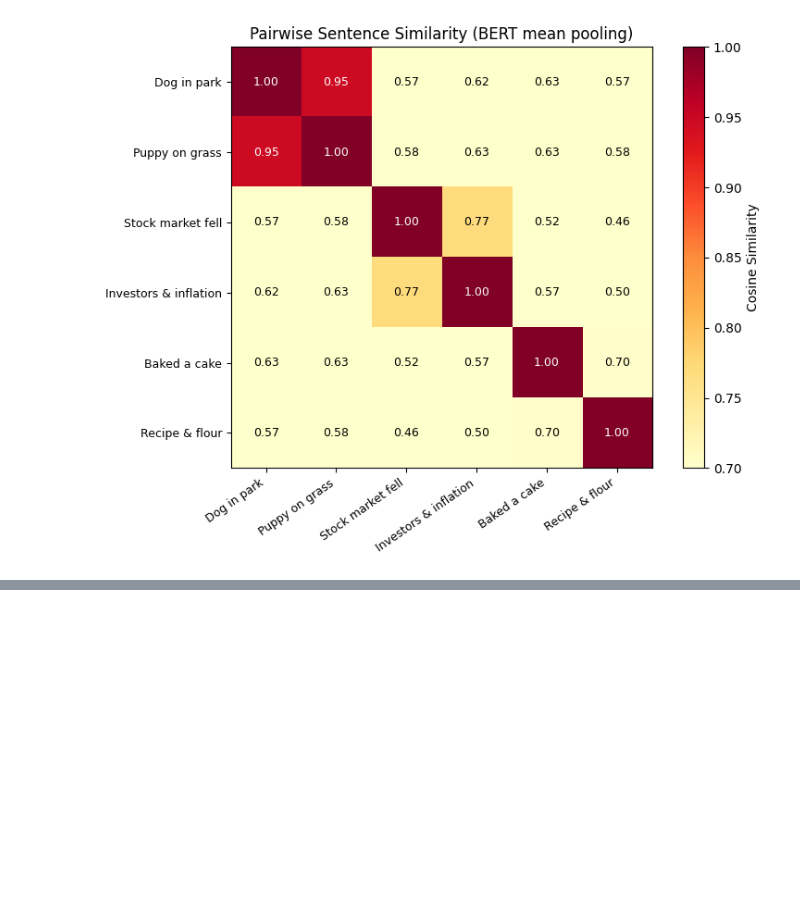
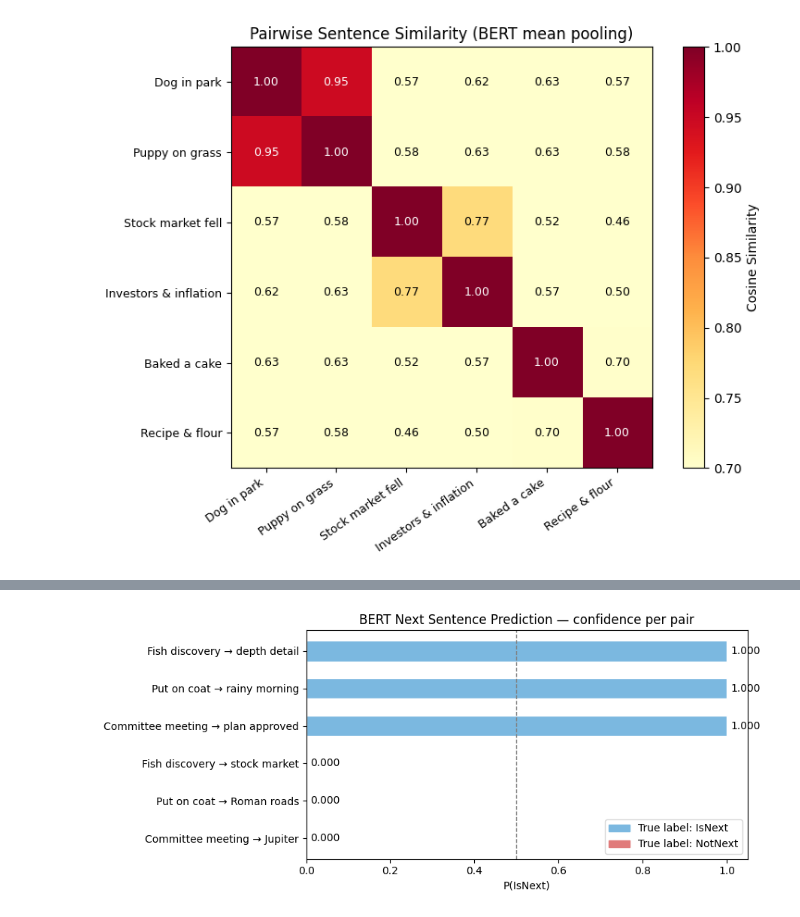
Before and after one commit to data-davey/anlpaut2026, a Jupyter notebook: material/Session 6/02_bert_inference.ipynb, the cells around one changed output, grey strips where cells are left out. Cells and saved outputs as stored; diff of their text form; code cells hidden in the pictures; blank space fills up the shorter version.

Commit message:
implement next sentence prediction example for bert models

```diff
--- a/material/Session 6/02_bert_inference.ipynb
+++ b/material/Session 6/02_bert_inference.ipynb
@@ -28,17 +29,19 @@ import torch
 import numpy as np
 import matplotlib.pyplot as plt
 import matplotlib.patches as mpatches
-from transformers import BertTokenizer, BertModel, BertForMaskedLM
+from transformers import BertTokenizer, BertModel, BertForMaskedLM, BertForNextSentencePrediction
 
 # Download and load the tokeniser and model weights
 MODEL_NAME = "bert-base-uncased"
 tokenizer = BertTokenizer.from_pretrained(MODEL_NAME)
 model = BertModel.from_pretrained(MODEL_NAME)
 mlm_model = BertForMaskedLM.from_pretrained(MODEL_NAME)
+nsp_model = BertForNextSentencePrediction.from_pretrained(MODEL_NAME)
 
-# Put both models in evaluation mode — we are doing inference, not training
+# Put all models in evaluation mode — we are doing inference, not training
 model.eval()
 mlm_model.eval()
+nsp_model.eval()
 
 print("Models loaded successfully.")
 print(f"BERT parameters: {sum(p.numel() for p in model.parameters()):,}")
@@ -428,0 +578,42 @@ These are the core capabilities that made BERT the dominant pre-training approac
+# %%
+# Visualise the IsNext probability for each pair as a horizontal bar chart
+
+short_labels = [
+    "Fish discovery → depth detail",
+    "Put on coat → rainy morning",
+    "Committee meeting → plan approved",
+    "Fish discovery → stock market",
+    "Put on coat → Roman roads",
+    "Committee meeting → Jupiter",
+]
+true_labels = ["IsNext", "IsNext", "IsNext", "NotNext", "NotNext", "NotNext"]
+
+is_next_probs = []
+for sent_a, sent_b, _ in pairs:
+    result = predict_next_sentence(sent_a, sent_b, nsp_model, tokenizer)
+    is_next_probs.append(result["is_next_prob"])
+
+# Colour bars green for IsNext pairs and red for NotNext pairs
+bar_colors = ["#7bb8e0" if lbl == "IsNext" else "#e07b7b" for lbl in true_labels]
+
+fig, ax = plt.subplots(figsize=(9, 4))
+bars = ax.barh(short_labels, is_next_probs, color=bar_colors, edgecolor="white", height=0.55)
+ax.axvline(0.5, color="grey", linestyle="--", linewidth=1, label="Decision boundary (0.5)")
+ax.set_xlim(0, 1.05)
+ax.set_xlabel("P(IsNext)")
+ax.set_title("BERT Next Sentence Prediction — confidence per pair")
+
+for bar, val in zip(bars, is_next_probs):
+    ax.text(val + 0.01, bar.get_y() + bar.get_height() / 2,
+            f"{val:.3f}", va="center", fontsize=10)
+
+legend_patches = [
+    mpatches.Patch(color="#7bb8e0", label="True label: IsNext"),
+    mpatches.Patch(color="#e07b7b", label="True label: NotNext"),
+]
+ax.legend(handles=legend_patches, loc="lower right")
+ax.invert_yaxis()  # top pair first
+plt.tight_layout()
+plt.show()
+# %% [output]
+[figure, added]
```
Also changed, not shown: parts of 11 cells of this notebook.
